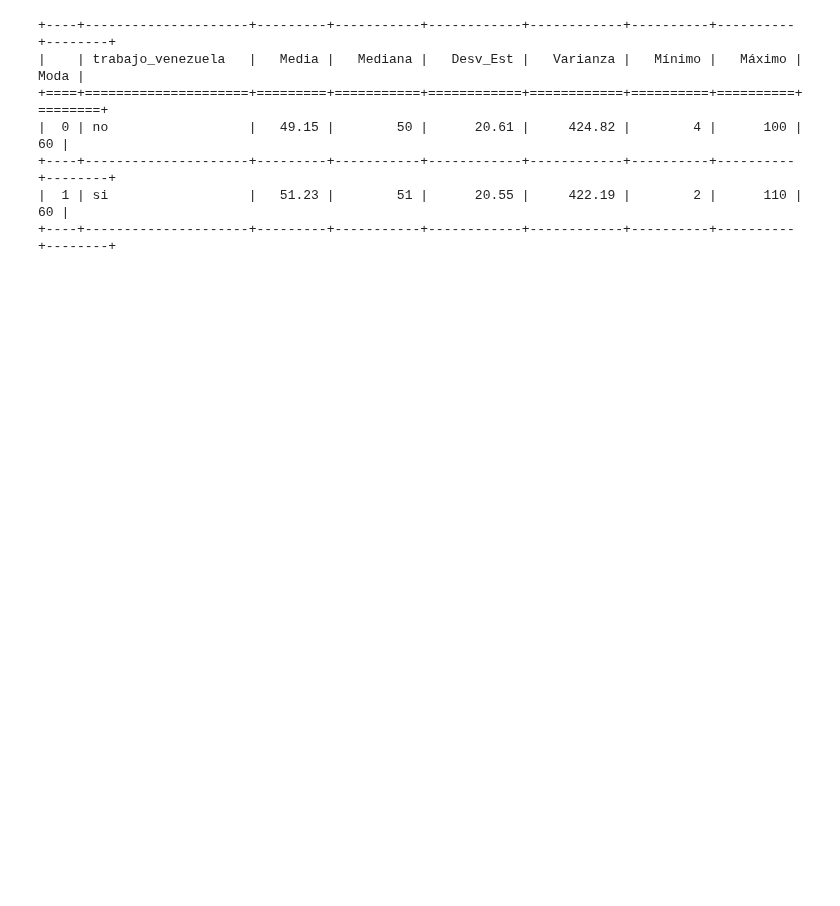
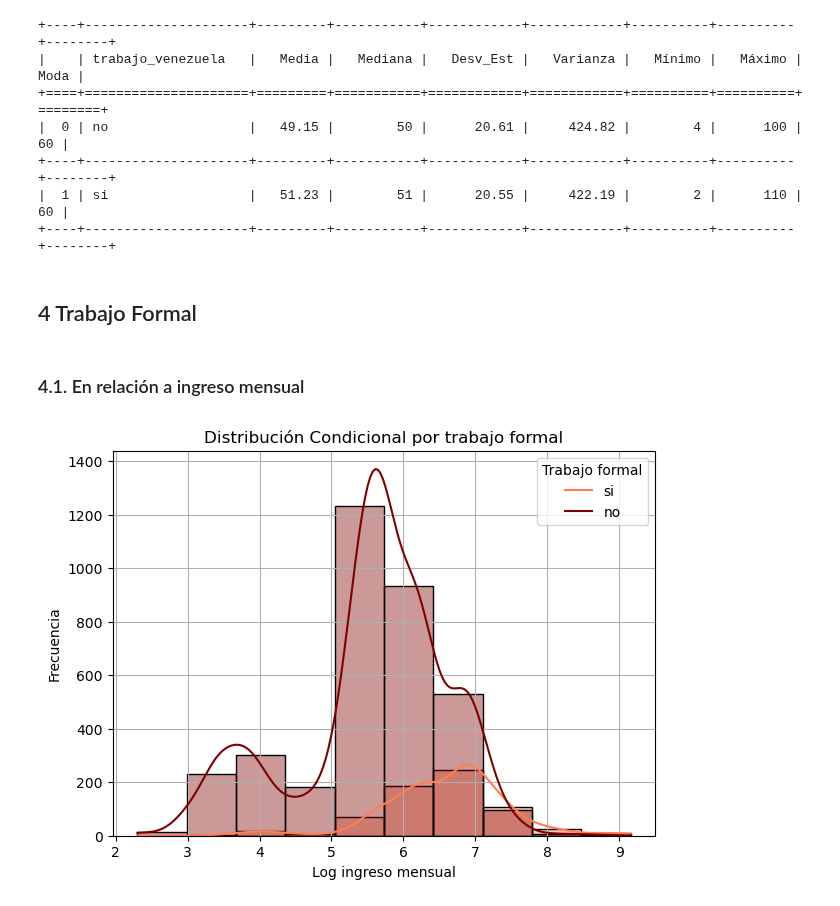
Before and after one commit to romloayza/econometria_tarea1, a Jupyter notebook: Tarea1_ENPOVE_Empleo.ipynb, the cells around one changed output. Saved outputs shown, nothing was run; the diff lists cells and outputs as text; code cells hidden in the pictures; blank space fills up the shorter version.

Commit message:
4. Empleo Formal

```diff
--- a/Tarea1_ENPOVE_Empleo.ipynb
+++ b/Tarea1_ENPOVE_Empleo.ipynb
@@ -513,3 +513,21 @@ print(tabulate(est_hora_trabajo, headers='keys', tablefmt='grid'))
 +----+---------------------+---------+-----------+------------+------------+----------+----------+--------+
 |  1 | si                  |   51.23 |        51 |      20.55 |     422.19 |        2 |      110 |     60 |
 +----+---------------------+---------+-----------+------------+------------+----------+----------+--------+
+# %% [markdown]
+## 4 Trabajo Formal
+# %% [markdown]
+### 4.1. En relación a ingreso mensual
+# %%
+plt.figure(figsize=(7, 5))
+sns.histplot(filtraditos, x='log_ingreso_mensual', hue='firma_contrato', kde=True, bins=10,
+             palette={'si': "coral", 'no': "maroon"}, alpha=0.4)
+
+# Ajustes del gráfico
+plt.title("Distribución Condicional por trabajo formal")
+plt.xlabel("Log ingreso mensual")
+plt.ylabel("Frecuencia")
+plt.legend(labels=["si", "no"], title="Trabajo formal")
+plt.grid(True)
+plt.show()
+# %% [output]
+[figure, added]
```
Also changed, not shown: parts of 6 cells of this notebook.
